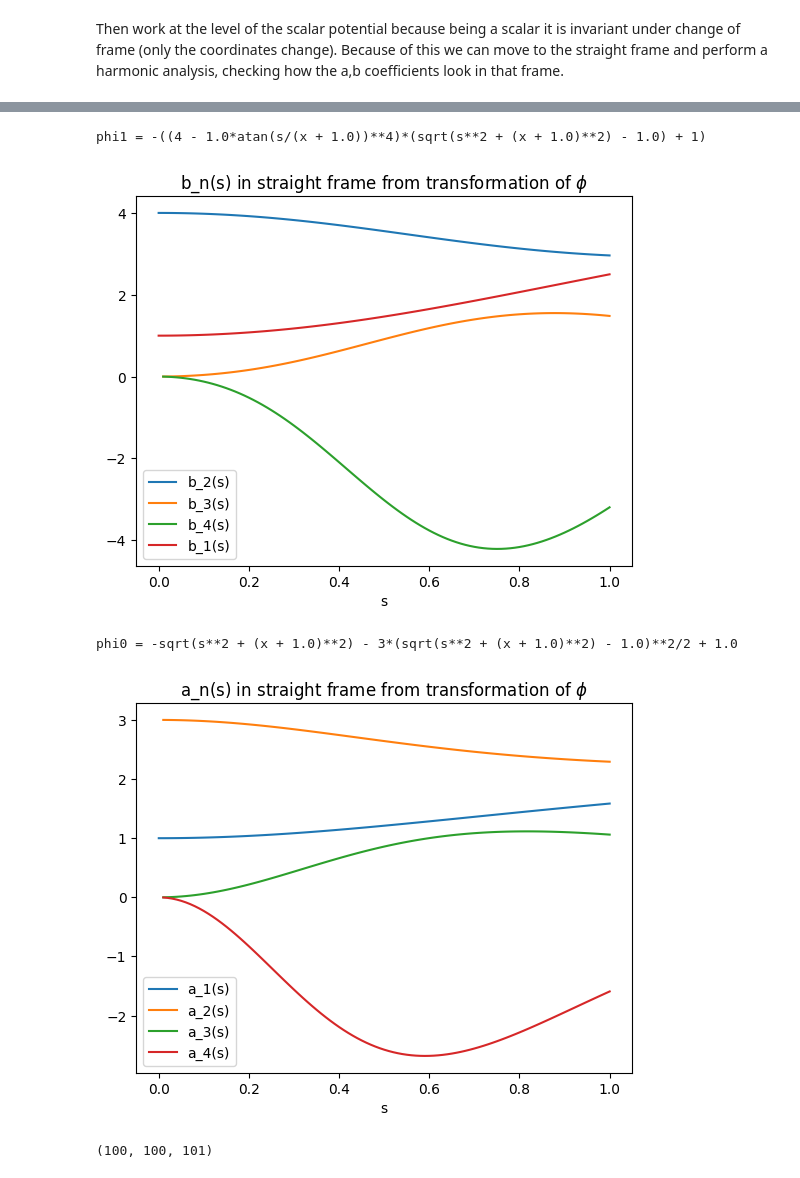
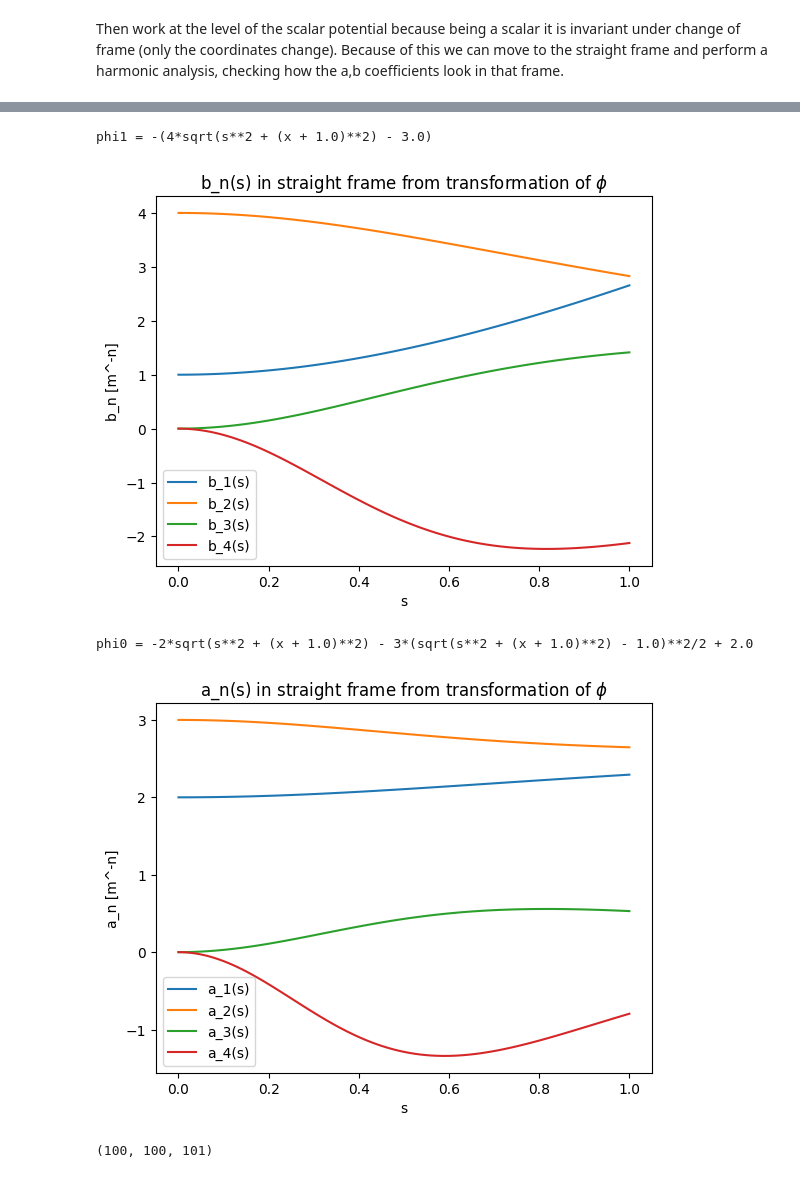
Before and after one commit to marcoliniF/bpmeth, a Jupyter notebook: preliminaryTrials/3.3phi_transform.ipynb, the cells around one changed output, grey strips where cells are left out. Cells and saved outputs as stored; diff of their text form; code cells hidden in the pictures.

```diff
--- a/preliminaryTrials/3.3phi_transform.ipynb
+++ b/preliminaryTrials/3.3phi_transform.ipynb
@@ -5,8 +5,8 @@ import xtrack as xt
 import bpmeth
 import sympy as sp
 # %%
-a_curved = [1,3]#["1.2-0.3*s","1-s**2"]
-b_curved = [1,"4-s**4"]
+a_curved = [2,3]#"1.2-0.3*s"]#"1-s**2"]
+b_curved = [1,4]#"4-s**4"]
 h= b_curved[0] #considering normalization B/Brho=1/rho=h
 # %% [markdown]
 Then work at the level of the scalar potential because being a scalar it is invariant under change of frame (only the coordinates change). Because of this we can move to the straight frame and perform a harmonic analysis, checking how the a,b coefficients look in that frame.
@@ -59,7 +59,7 @@ phi0 = phi_straight.as_coefficients_dict(y)[1]   # phi_0(x, s)$
 # %%
 maxordx = 3
 ns = 101
-ss = np.linspace(0, 1, ns)
+ss = np.linspace(1e-4, 1, ns)  # avoid the removable singularity at s=0 in the transformed phi expressions
 
 # ===========================
 # b_n(s) from phi1 (b_1 = constant term) — as before
@@ -74,30 +74,32 @@ if phi1 != 0:
     dct_b = phi1_series.as_coefficients_dict(x)
     items_b = list(dct_b.items())
 
+    # first: compute and store all b_n
     for xx, vv in items_b:
         n = sp.degree(xx, x)
         if n is None or n > maxordx:
             continue
 
         if n == 0:
-            b_n = -vv                   # b_1(s): constant term
-            idx = 0                     # store in row 0 → b_1
+            b_n = -vv                  # b_1(s): constant term
+            idx = 0                    # row 0 → b_1
         else:
-            b_n = -vv * sp.factorial(n) # b_{n+1}(s)
-            idx = n                     # store coefficient of x^n in row n
+            b_n = -vv * sp.factorial(n)  # b_{n+1}(s)
+            idx = n                    # row n → b_{n+1}
 
         b_fun = sp.lambdify(s, b_n, 'numpy')
-        b_vals[idx, :] = b_fun(ss)
+        with np.errstate(divide='ignore', invalid='ignore'):
+            vals = np.asarray(b_fun(ss), dtype=float)
+        b_vals[idx, :] = np.where(np.isfinite(vals), vals, np.nan)
 
-        label = f"b_{idx+1}(s)"         # row 0→b_1, row 1→b_2, etc.
-        plt.plot(ss, b_vals[idx, :], label=label)
-else:
-    for idx in range(maxordx + 1):
-        label = f"b_{idx+1}(s)"
-        plt.plot(ss, b_vals[idx, :], label=label)
+# second: plot in desired order: b_1, b_2, ...
+for idx in range(maxordx + 1):
+    label = f"b_{idx+1}(s)"            # row 0→b_1, row 1→b_2, etc.
+    plt.plot(ss, b_vals[idx, :], label=label)
 
 plt.legend()
 plt.title("b_n(s) in straight frame from transformation of $\\phi$")
+plt.ylabel("b_n [m^-n]")
 plt.xlabel("s")
 plt.show()
 
@@ -115,38 +117,41 @@ if phi0 != 0:
     items_a = list(dct_a.items())
 
     for xx, vv in items_a:
         deg = sp.degree(xx, x)
         if deg is None:
             continue
 
         # your convention: a_1 comes from degree 1, a_2 from degree 2, etc.
         if deg >= 1 and deg <= maxordx + 2:
             n = deg          # coefficient of x^n
             idx = n - 1      # store in row (n-1): x^1→row 0 (a_1), x^2→row 1 (a_2)
 
             a_n = -vv * sp.factorial(n)  # or your chosen normalization
 
             a_fun = sp.lambdify(s, a_n, 'numpy')
-            a_vals[idx, :] = a_fun(ss)
+            with np.errstate(divide='ignore', invalid='ignore'):
+                vals = np.asarray(a_fun(ss), dtype=float)
+            a_vals[idx, :] = np.where(np.isfinite(vals), vals, np.nan)
 
             label = f"a_{idx+1}(s)"      # row 0→a_1, row 1→a_2, etc.
             plt.plot(ss, a_vals[idx, :], label=label)
 
     # (optional) handle constant term separately if you need it, but not as a_n
 else:
     for idx in range(maxordx + 2):
         label = f"a_{idx+1}(s)"
         plt.plot(ss, a_vals[idx, :], label=label)
 
 plt.legend()
 plt.title("a_n(s) in straight frame from transformation of $\\phi$")
 plt.xlabel("s")
+plt.ylabel('a_n [m^-n]')
 plt.show()
 # %% [output]
-phi1 = -((4 - 1.0*atan(s/(x + 1.0))**4)*(sqrt(s**2 + (x + 1.0)**2) - 1.0) + 1)
+phi1 = -(4*sqrt(s**2 + (x + 1.0)**2) - 3.0)
-[figure, old version]
+[figure, new version]
-phi0 = -sqrt(s**2 + (x + 1.0)**2) - 3*(sqrt(s**2 + (x + 1.0)**2) - 1.0)**2/2 + 1.0
+phi0 = -2*sqrt(s**2 + (x + 1.0)**2) - 3*(sqrt(s**2 + (x + 1.0)**2) - 1.0)**2/2 + 2.0
-[figure, old version]
+[figure, new version]
 # %%
 # evaluate fields on cartesian grid
 xstraightarray = np.linspace(-1, 1, 100)
```
Also changed, not shown: parts of 12 cells of this notebook.
